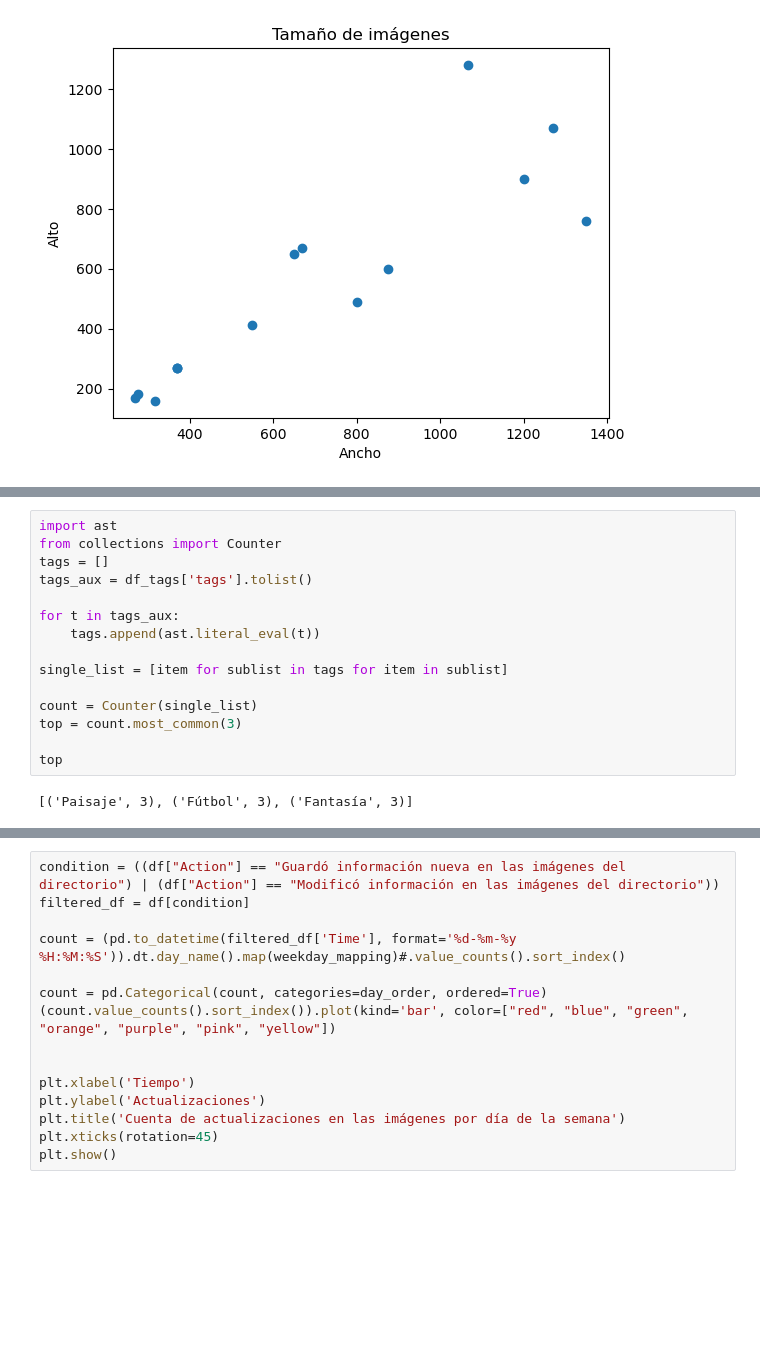
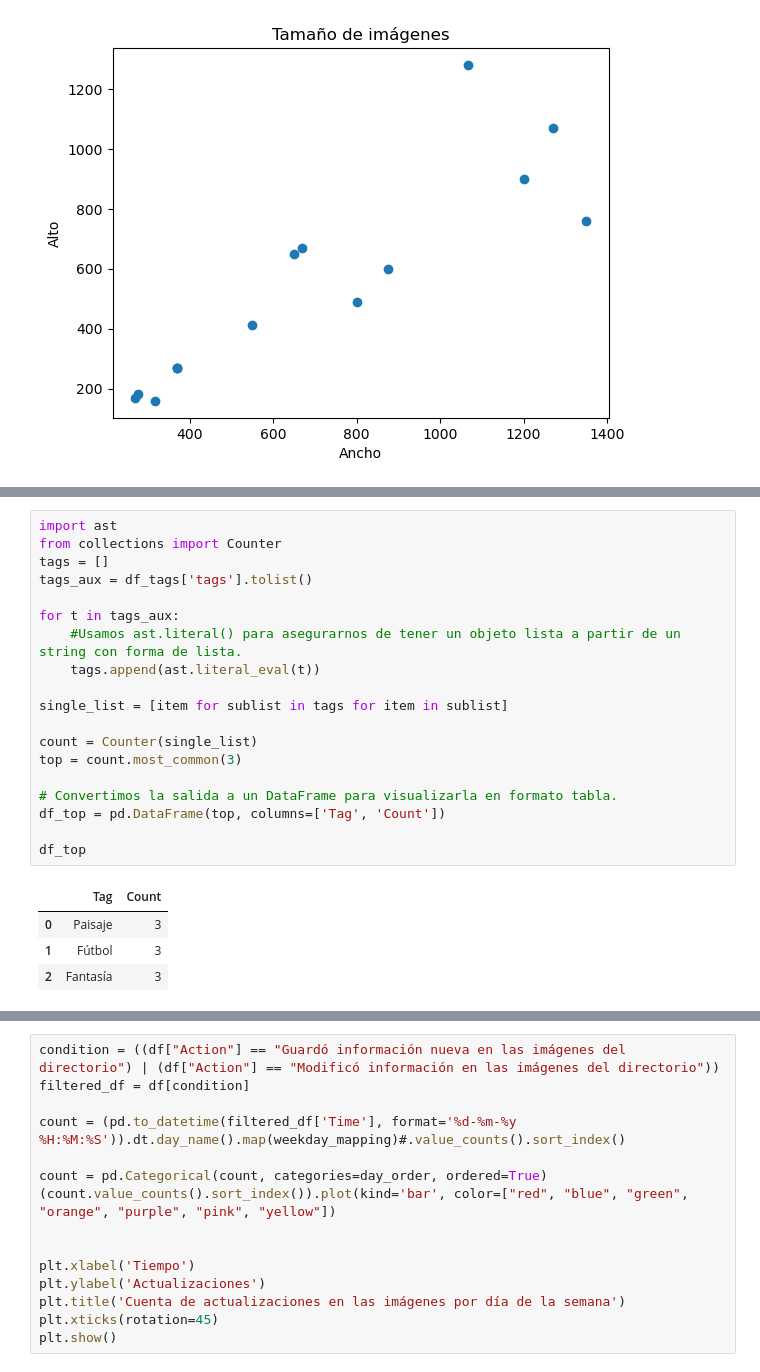
Before and after one commit to Petercantropvs/UNLPImage, a Jupyter notebook: unlpimage/estadisticas_jupyter.ipynb, the cells around one changed output, grey strips where cells are left out. Cells and saved outputs as stored; diff of their text form; blank space fills up the shorter version.

```diff
--- a/unlpimage/estadisticas_jupyter.ipynb
+++ b/unlpimage/estadisticas_jupyter.ipynb
@@ -268,17 +361,24 @@ plt.show()
 # %%
 import ast
 from collections import Counter
 tags = []
 tags_aux = df_tags['tags'].tolist()
 
 for t in tags_aux:
+    #Usamos ast.literal() para asegurarnos de tener un objeto lista a partir de un string con forma de lista.
     tags.append(ast.literal_eval(t))
 
 single_list = [item for sublist in tags for item in sublist]
 
 count = Counter(single_list)
 top = count.most_common(3)
 
-top
+# Convertimos la salida a un DataFrame para visualizarla en formato tabla.
+df_top = pd.DataFrame(top, columns=['Tag', 'Count'])
+
+df_top
 # %% [output]
-[('Paisaje', 3), ('Fútbol', 3), ('Fantasía', 3)]
+|  | Tag | Count |
+| 0 | Paisaje | 3 |
+| 1 | Fútbol | 3 |
+| 2 | Fantasía | 3 |
```
Also changed, not shown: parts of 28 cells of this notebook.
